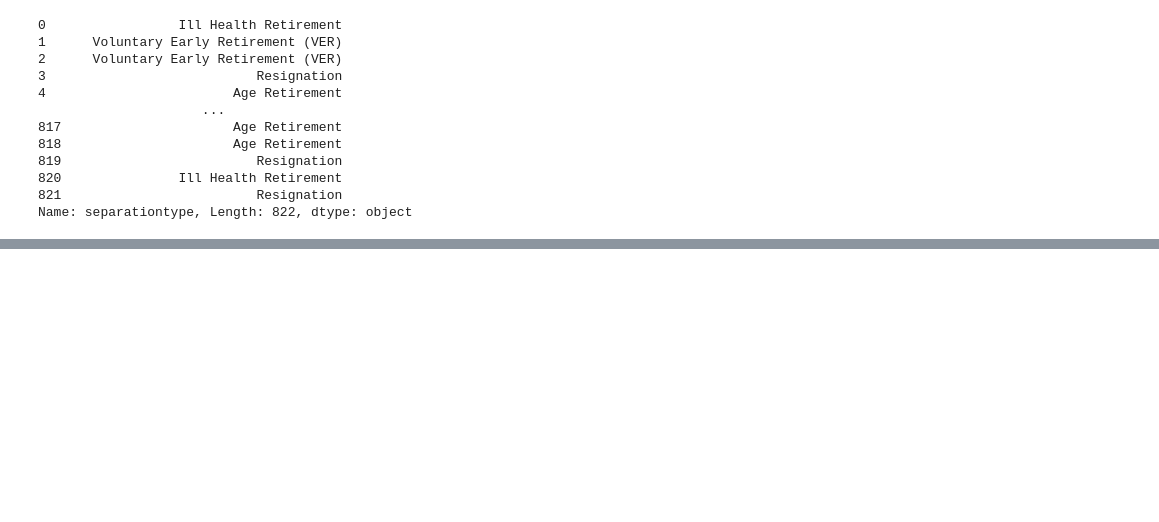
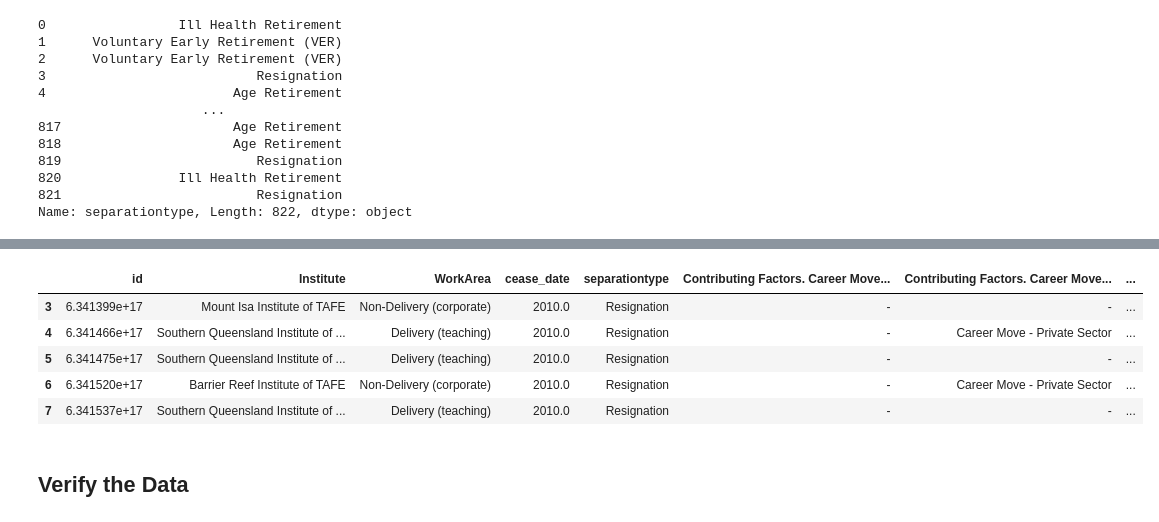
Before and after one commit to hoangvn111/Project-Clean-And-Analyze-Employee-Exit-Surveys, a Jupyter notebook: Project_Clean_And_Analyze_Employee_Exit_Surveys.ipynb, the cells around one changed output, grey strips where cells are left out. Saved outputs shown, nothing was run; the diff lists cells and outputs as text; code cells hidden in the pictures; blank space fills up the shorter version.

Commit message:
Verify the Data

```diff
--- a/Project_Clean_And_Analyze_Employee_Exit_Surveys.ipynb
+++ b/Project_Clean_And_Analyze_Employee_Exit_Surveys.ipynb
@@ -245,0 +259,11 @@ Name: separationtype, Length: 822, dtype: object
+# %%
+tafe_resignations.head()
+# %% [output]
+|  | id | Institute | WorkArea | cease_date | separationtype | Contributing Factors. Career Move... | Contributing Factors. Career Move... | ... |
+| 3 | 6.341399e+17 | Mount Isa Institute of TAFE | Non-Delivery (corporate) | 2010.0 | Resignation | - | - | ... |
+| 4 | 6.341466e+17 | Southern Queensland Institute of ... | Delivery (teaching) | 2010.0 | Resignation | - | Career Move - Private Sector | ... |
+| 5 | 6.341475e+17 | Southern Queensland Institute of ... | Delivery (teaching) | 2010.0 | Resignation | - | - | ... |
+| 6 | 6.341520e+17 | Barrier Reef Institute of TAFE | Non-Delivery (corporate) | 2010.0 | Resignation | - | Career Move - Private Sector | ... |
+| 7 | 6.341537e+17 | Southern Queensland Institute of ... | Delivery (teaching) | 2010.0 | Resignation | - | - | ... |
+# %% [markdown]
+## Verify the Data
```
Also changed, not shown: parts of 13 cells of this notebook.
